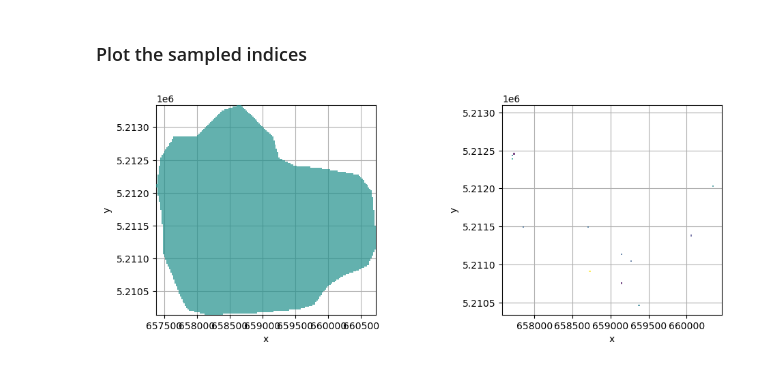
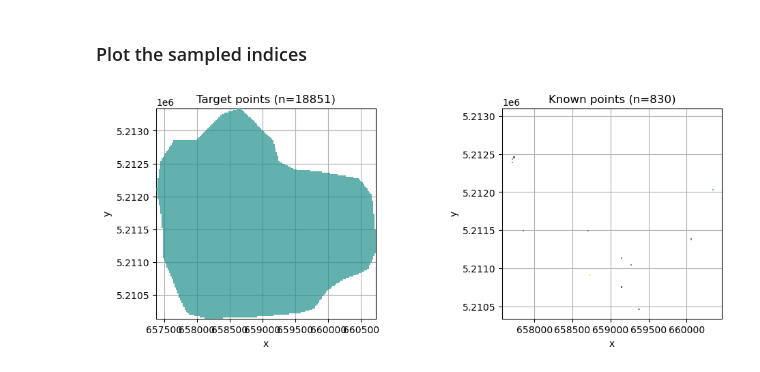
Before and after one commit to geopanda1/idw-performance, a Jupyter notebook: benchmark.ipynb, the cells around one changed output. Saved outputs shown, nothing was run; the diff lists cells and outputs as text; code cells hidden in the pictures.

Commit message:
title etc

```diff
--- a/benchmark.ipynb
+++ b/benchmark.ipynb
@@ -82,26 +85,29 @@ known_points_subsampled = known_points.isel(points=sample_indices)
 # %%
 fig, (ax1, ax2) = plt.subplots(ncols=2, figsize=(12, 4))
 
 target_points["data"] = (
     "points",
     np.ones(target_points.x.size),
 )  # dummy variable for plotting
 target_points.unstack().data.plot.imshow(
     ax=ax1, add_colorbar=False, zorder=10, alpha=0.7
 )
 known_points_subsampled.unstack().reindex_like(
     known_points.unstack()
 ).temp.plot.imshow(ax=ax2, add_colorbar=False, zorder=10, alpha=0.7)
 
 ax1.set_aspect("equal")
 ax2.set_aspect("equal")
 
+ax1.set_title(f"Target points (n={target_points.points.size})")
+ax2.set_title(f"Known points (n={known_points.points.size})")
+
 ax1.grid(zorder=1)
 ax2.grid(zorder=1)
 
 plt.show()
 # %% [output]
-[figure, old version]
+[figure, new version]
 # %%
 interpolated_weights = idw(
     known_points_subsampled.x.values,
```
Also changed, not shown: parts of 5 cells of this notebook.
